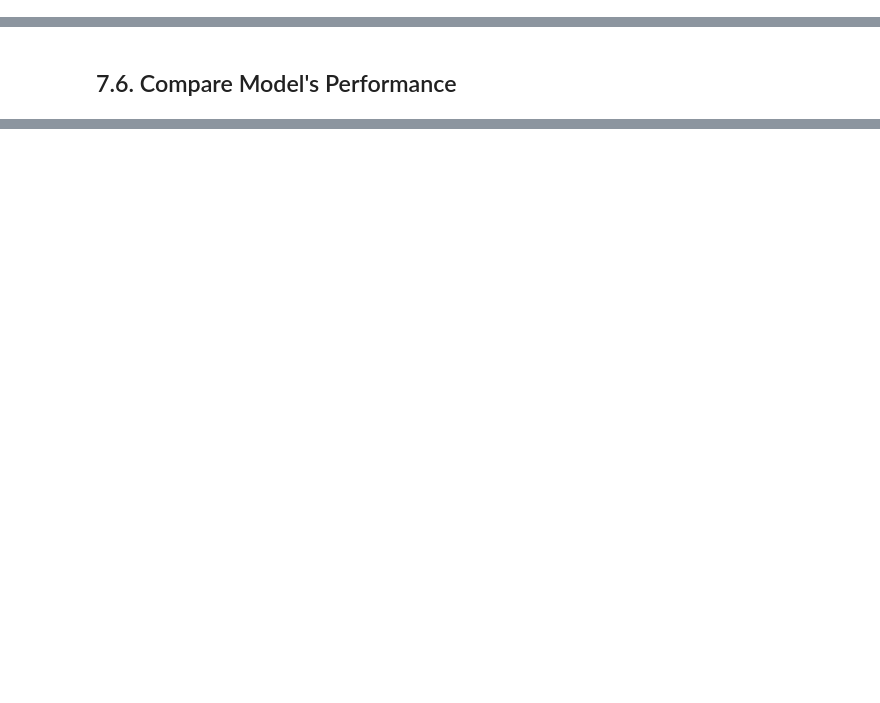
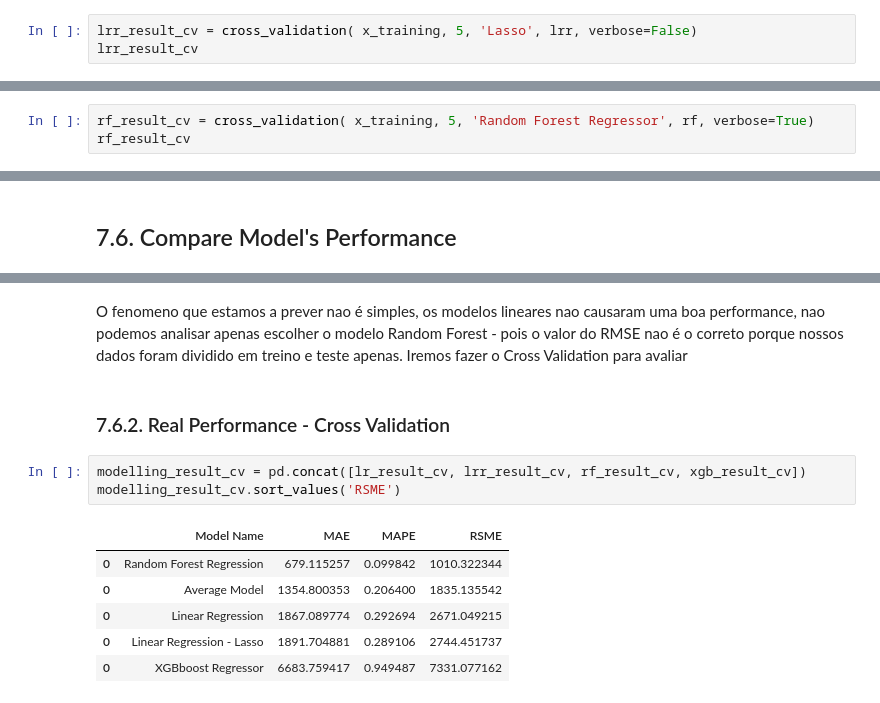
Before and after one commit to artavale/Rossman-Forcast-Sales, a Jupyter notebook: m07_v01_store_sales_predict.ipynb, the cells around one changed output, grey strips where cells are left out. Drawn from its saved outputs; the diff is of its cells as text; blank space fills up the shorter version.

```diff
--- a/m07_v01_store_sales_predict.ipynb
+++ b/m07_v01_store_sales_predict.ipynb
@@ -1208,0 +1271,3 @@ Conclusao: Os modelos lineares apresentaram um maior erro rsme maior do que o av
+# %%
+lrr_result_cv = cross_validation( x_training, 5, 'Lasso', lrr, verbose=False)
+lrr_result_cv
@@ -1225,0 +1294,3 @@ rf_result
+# %%
+rf_result_cv = cross_validation( x_training, 5, 'Random Forest Regressor', rf, verbose=True)
+rf_result_cv
@@ -1251,0 +1347,14 @@ modelling_result.sort_values('RMSE')
+# %% [markdown]
+O fenomeno que estamos a prever nao é simples, os modelos lineares nao causaram uma boa performance, nao podemos analisar apenas escolher o modelo Random Forest - pois o valor do RMSE nao é o correto porque nossos dados foram dividido em treino e teste apenas. Iremos fazer o Cross Validation para avaliar
+# %% [markdown]
+### 7.6.2. Real Performance - Cross Validation
+# %%
+modelling_result_cv = pd.concat([lr_result_cv, lrr_result_cv, rf_result_cv, xgb_result_cv])
+modelling_result_cv.sort_values('RSME')
+# %% [output]
+|  | Model Name | MAE | MAPE | RSME |
+| 0 | Random Forest Regression | 679.115257 | 0.099842 | 1010.322344 |
+| 0 | Average Model | 1354.800353 | 0.206400 | 1835.135542 |
+| 0 | Linear Regression | 1867.089774 | 0.292694 | 2671.049215 |
+| 0 | Linear Regression - Lasso | 1891.704881 | 0.289106 | 2744.451737 |
+| 0 | XGBboost Regressor | 6683.759417 | 0.949487 | 7331.077162 |
```
Also changed, not shown: parts of 25 cells of this notebook.
